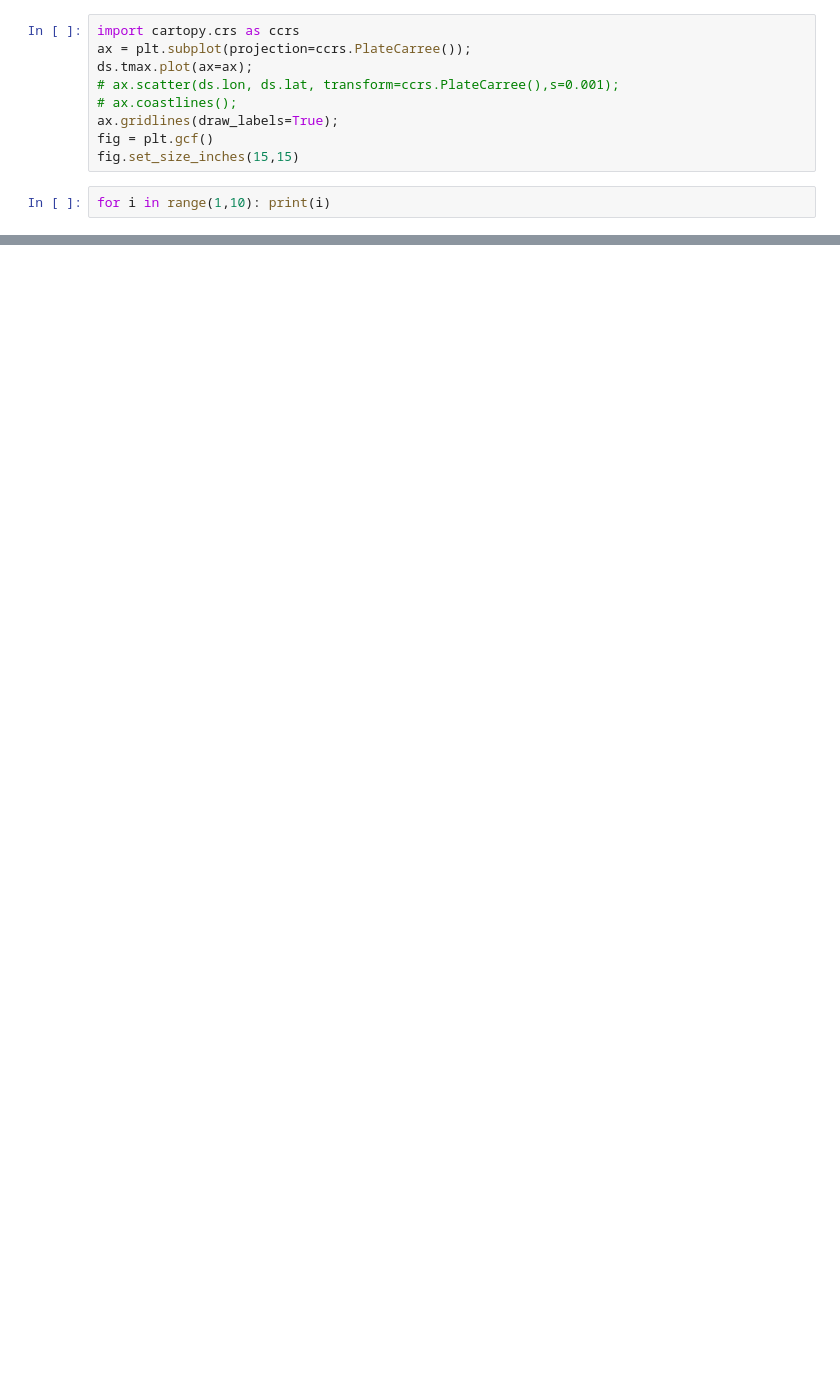
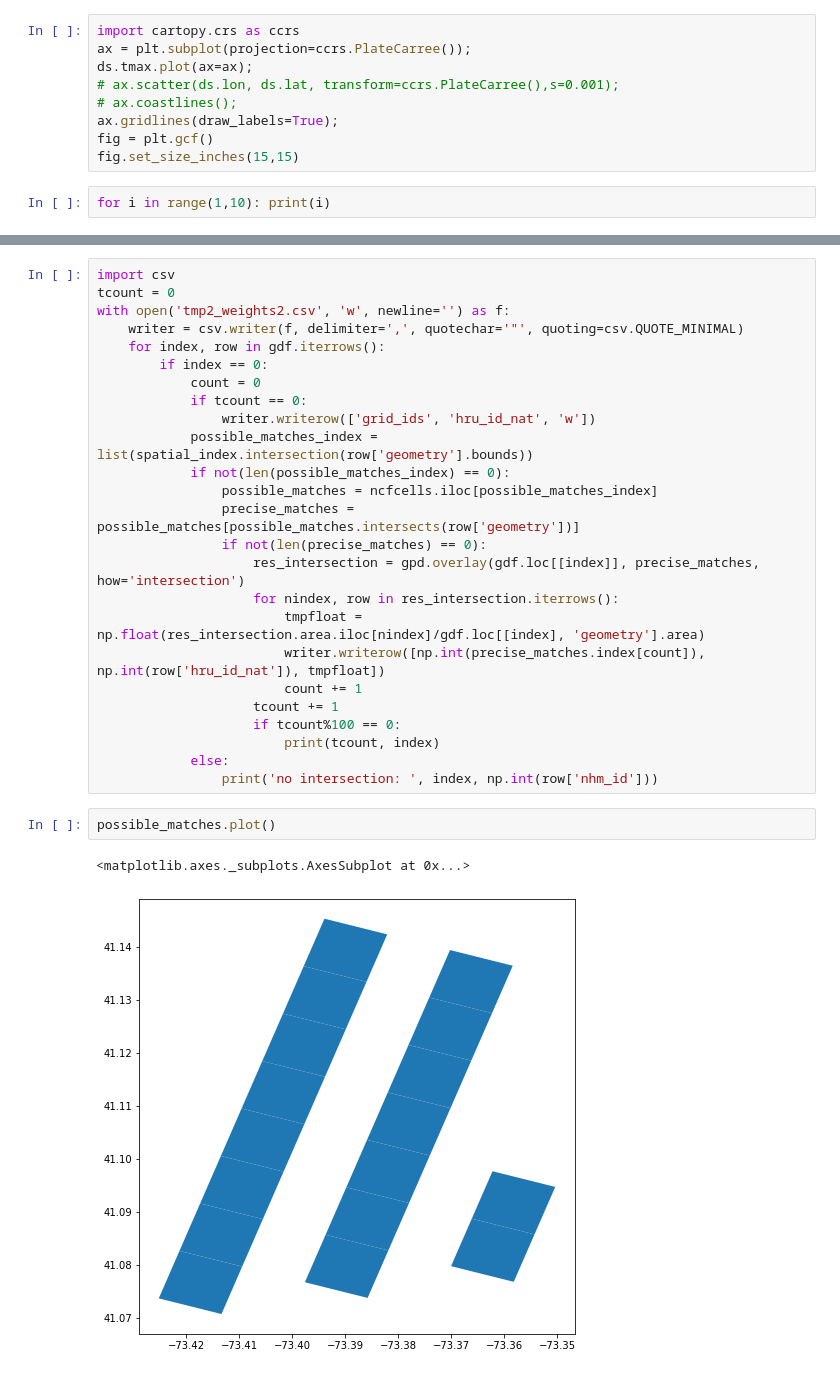
Before and after one commit to nhm-usgs/onhm-fetcher-parser, a Jupyter notebook: notebooks/Daymet_test_1.ipynb, the cells around one changed output, grey strips where cells are left out. Drawn from its saved outputs; the diff is of its cells as text; blank space fills up the shorter version.

```diff
--- a/notebooks/Daymet_test_1.ipynb
+++ b/notebooks/Daymet_test_1.ipynb
@@ -230,0 +355,30 @@ print(np.shape(lon)[0], np.shape(lon)[1])
+# %%
+import csv
+tcount = 0
+with open('tmp2_weights2.csv', 'w', newline='') as f:
+    writer = csv.writer(f, delimiter=',', quotechar='"', quoting=csv.QUOTE_MINIMAL)
+    for index, row in gdf.iterrows():
+        if index == 0:
+            count = 0
+            if tcount == 0:
+                writer.writerow(['grid_ids', 'hru_id_nat', 'w'])
+            possible_matches_index = list(spatial_index.intersection(row['geometry'].bounds))
+            if not(len(possible_matches_index) == 0):
+                possible_matches = ncfcells.iloc[possible_matches_index]
+                precise_matches = possible_matches[possible_matches.intersects(row['geometry'])]
+                if not(len(precise_matches) == 0):
+                    res_intersection = gpd.overlay(gdf.loc[[index]], precise_matches, how='intersection')
+                    for nindex, row in res_intersection.iterrows():
+                        tmpfloat = np.float(res_intersection.area.iloc[nindex]/gdf.loc[[index], 'geometry'].area)
+                        writer.writerow([np.int(precise_matches.index[count]), np.int(row['hru_id_nat']), tmpfloat])
+                        count += 1
+                    tcount += 1
+                    if tcount%100 == 0:
+                        print(tcount, index)
+            else:
+                print('no intersection: ', index, np.int(row['nhm_id']))
+# %%
+possible_matches.plot()
+# %% [output]
+<matplotlib.axes._subplots.AxesSubplot at 0x...>
+[figure, added]
```
Also changed, not shown: parts of 44 cells of this notebook, 7 other files.
